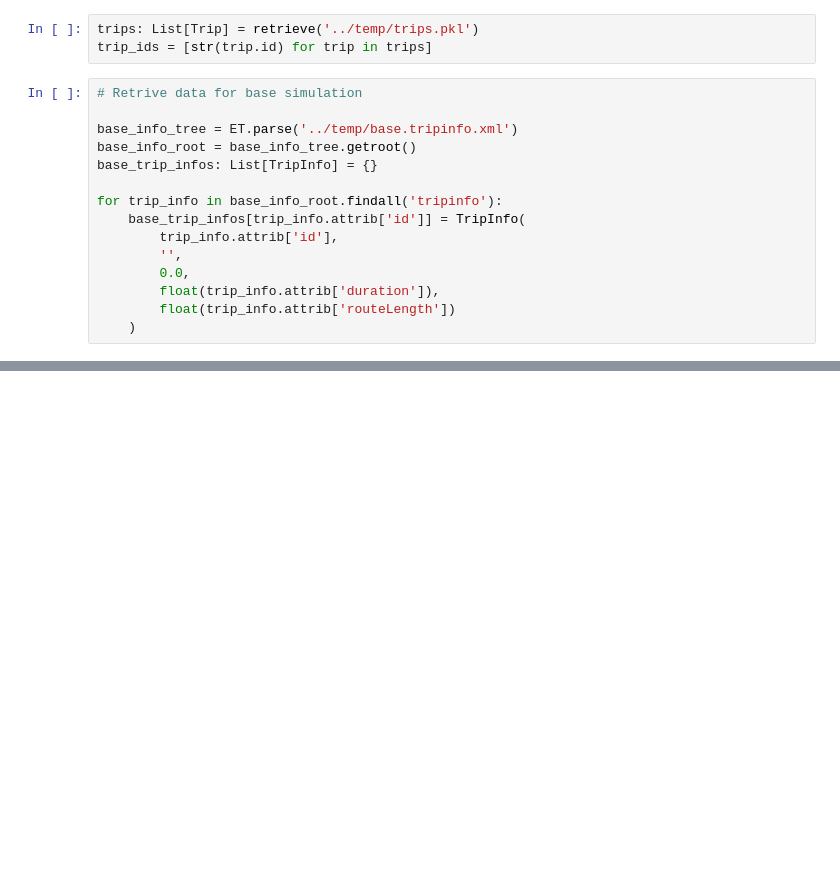
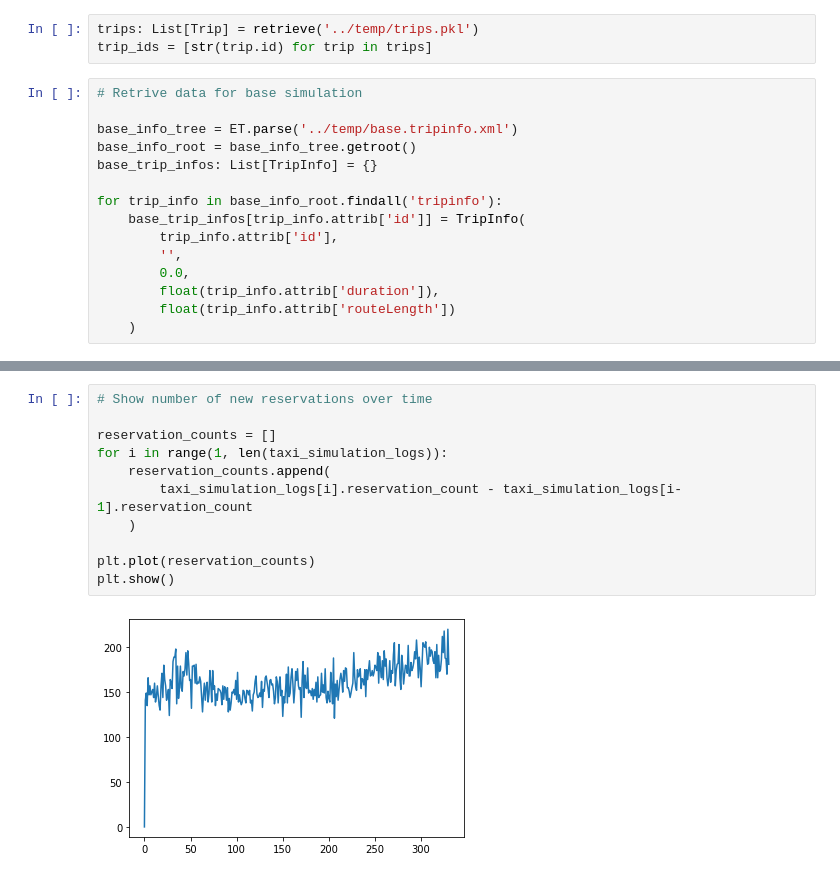
Before and after one commit to Oliver-Redeyoff/simulating_robotaxis, a Jupyter notebook: src/report.ipynb, the cells around one changed output, grey strips where cells are left out. Cells and saved outputs as stored; diff of their text form; blank space fills up the shorter version.

```diff
--- a/src/report.ipynb
+++ b/src/report.ipynb
@@ -41,0 +51,13 @@ for trip_info in taxi_info_root.findall('personinfo'):
+# %%
+# Show number of new reservations over time
+
+reservation_counts = []
+for i in range(1, len(taxi_simulation_logs)):
+    reservation_counts.append(
+        taxi_simulation_logs[i].reservation_count - taxi_simulation_logs[i-1].reservation_count
+    )
+
+plt.plot(reservation_counts)
+plt.show()
+# %% [output]
+[figure, added]
```
Also changed, not shown: parts of 5 cells of this notebook, 5 other files.
